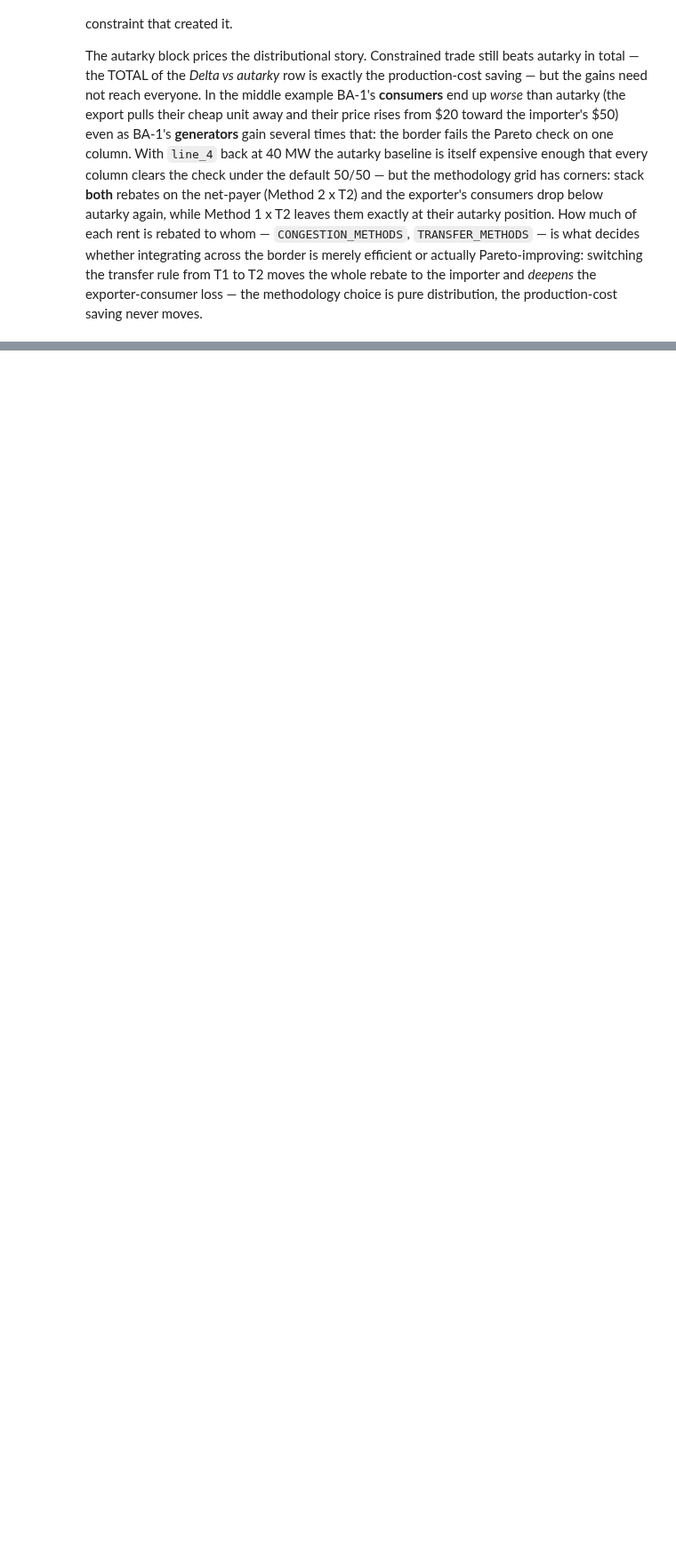
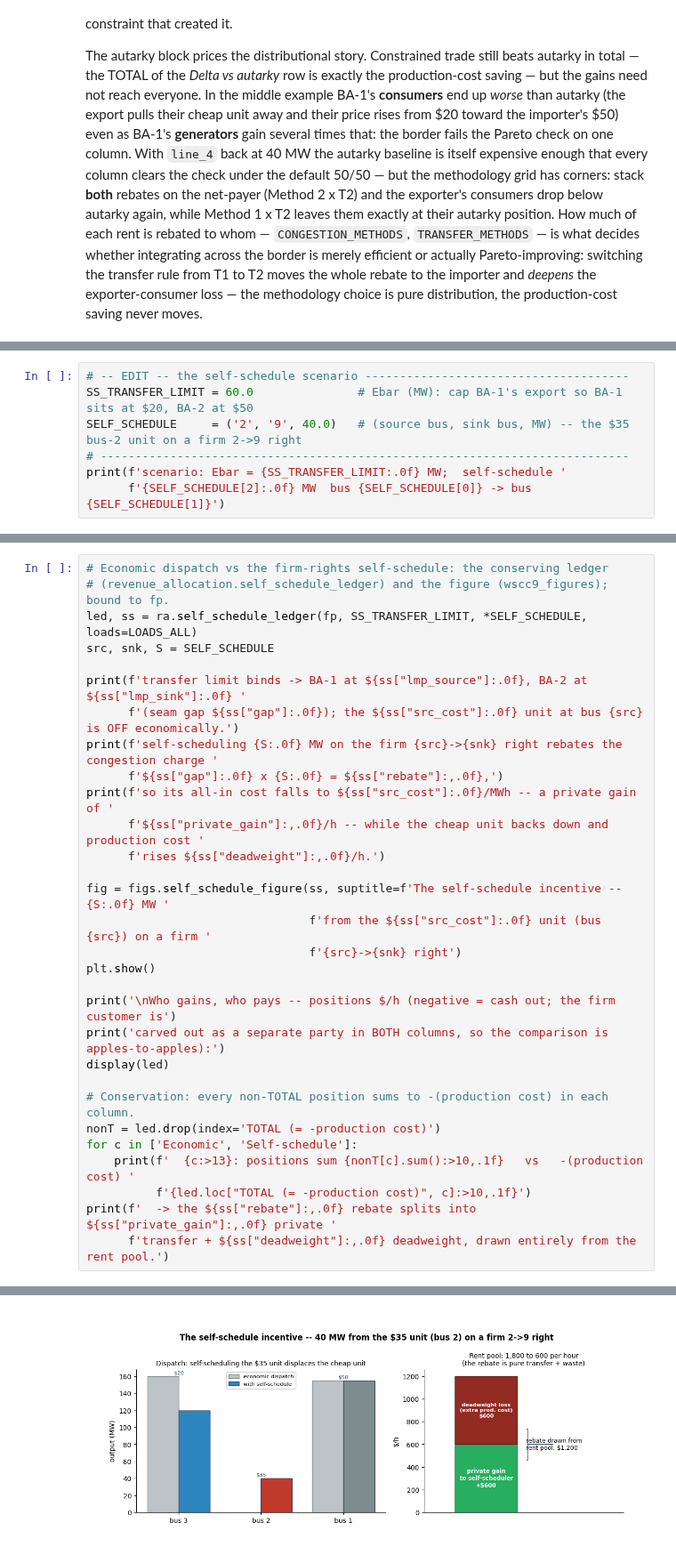
Before and after one commit to pdockery/wscc9-illustrative-model, a Jupyter notebook: 201_congestion_revenue_allocation.ipynb, the cells around one changed output, grey strips where cells are left out. Shown at 89% size. Saved outputs shown, nothing was run; the diff lists cells and outputs as text; blank space fills up the shorter version.

```diff
--- a/201_congestion_revenue_allocation.ipynb
+++ b/201_congestion_revenue_allocation.ipynb
@@ -1135,0 +1185,7 @@ pure distribution, the production-cost saving never moves.
+# %%
+# -- EDIT -- the self-schedule scenario --------------------------------------
+SS_TRANSFER_LIMIT = 60.0               # Ebar (MW): cap BA-1's export so BA-1 sits at $20, BA-2 at $50
+SELF_SCHEDULE     = ('2', '9', 40.0)   # (source bus, sink bus, MW) -- the $35 bus-2 unit on a firm 2->9 right
+# ----------------------------------------------------------------------------
+print(f'scenario: Ebar = {SS_TRANSFER_LIMIT:.0f} MW;  self-schedule '
+      f'{SELF_SCHEDULE[2]:.0f} MW  bus {SELF_SCHEDULE[0]} -> bus {SELF_SCHEDULE[1]}')
@@ -1135,0 +1194,31 @@ pure distribution, the production-cost saving never moves.
+# %%
+# Economic dispatch vs the firm-rights self-schedule: the conserving ledger
+# (revenue_allocation.self_schedule_ledger) and the figure (wscc9_figures); bound to fp.
+led, ss = ra.self_schedule_ledger(fp, SS_TRANSFER_LIMIT, *SELF_SCHEDULE, loads=LOADS_ALL)
+src, snk, S = SELF_SCHEDULE
+
+print(f'transfer limit binds -> BA-1 at ${ss["lmp_source"]:.0f}, BA-2 at ${ss["lmp_sink"]:.0f} '
+      f'(seam gap ${ss["gap"]:.0f}); the ${ss["src_cost"]:.0f} unit at bus {src} is OFF economically.')
+print(f'self-scheduling {S:.0f} MW on the firm {src}->{snk} right rebates the congestion charge '
+      f'${ss["gap"]:.0f} x {S:.0f} = ${ss["rebate"]:,.0f},')
+print(f'so its all-in cost falls to ${ss["src_cost"]:.0f}/MWh -- a private gain of '
+      f'${ss["private_gain"]:,.0f}/h -- while the cheap unit backs down and production cost '
+      f'rises ${ss["deadweight"]:,.0f}/h.')
+
+fig = figs.self_schedule_figure(ss, suptitle=f'The self-schedule incentive -- {S:.0f} MW '
+                                f'from the ${ss["src_cost"]:.0f} unit (bus {src}) on a firm '
+                                f'{src}->{snk} right')
+plt.show()
+
+print('\nWho gains, who pays -- positions $/h (negative = cash out; the firm customer is')
+print('carved out as a separate party in BOTH columns, so the comparison is apples-to-apples):')
+display(led)
+
+# Conservation: every non-TOTAL position sums to -(production cost) in each column.
+nonT = led.drop(index='TOTAL (= -production cost)')
+for c in ['Economic', 'Self-schedule']:
+    print(f'  {c:>13}: positions sum {nonT[c].sum():>10,.1f}   vs   -(production cost) '
+          f'{led.loc["TOTAL (= -production cost)", c]:>10,.1f}')
+print(f'  -> the ${ss["rebate"]:,.0f} rebate splits into ${ss["private_gain"]:,.0f} private '
+      f'transfer + ${ss["deadweight"]:,.0f} deadweight, drawn entirely from the rent pool.')
+# %% [output]
@@ -1135,0 +1229 @@ pure distribution, the production-cost saving never moves.
+[figure, added]
```
Also changed, not shown: parts of 24 cells of this notebook, 15 other files.
